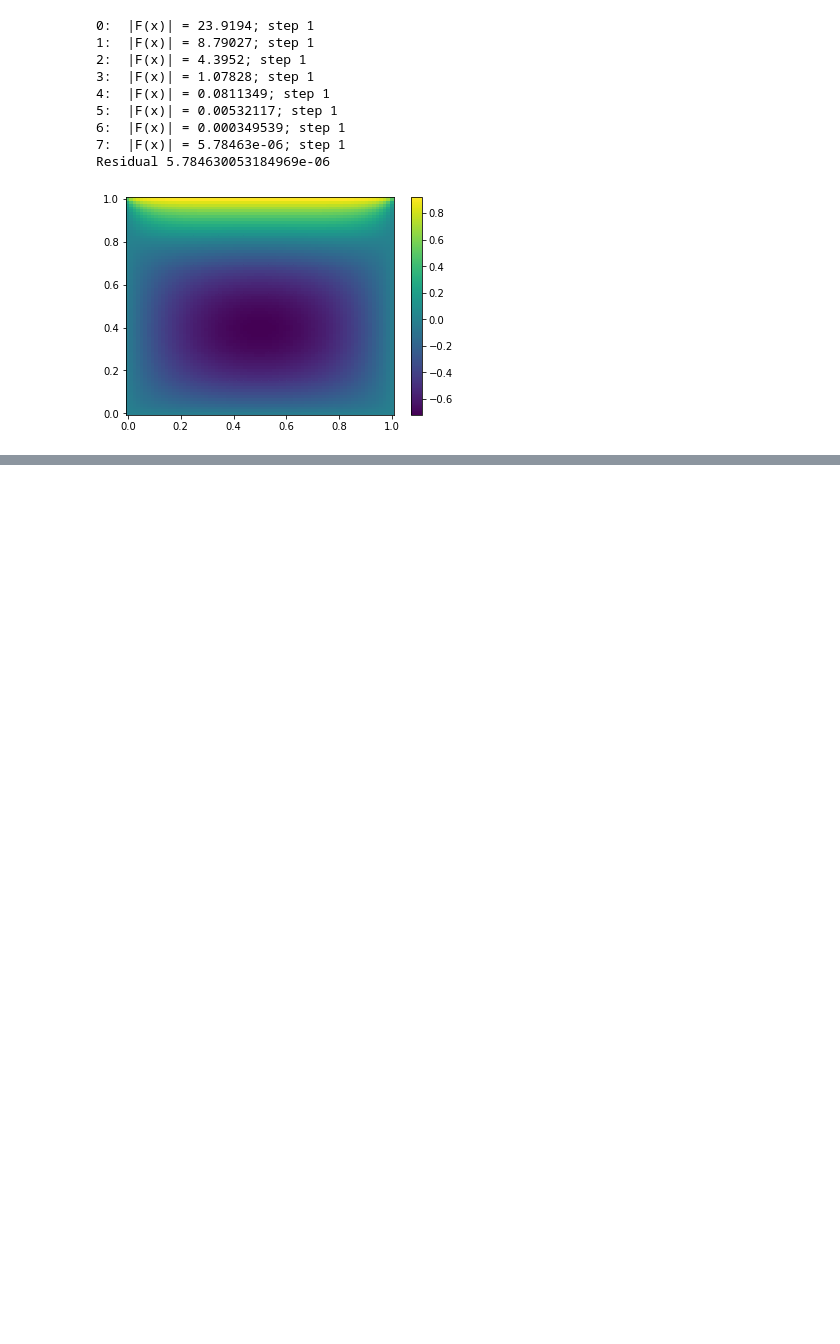
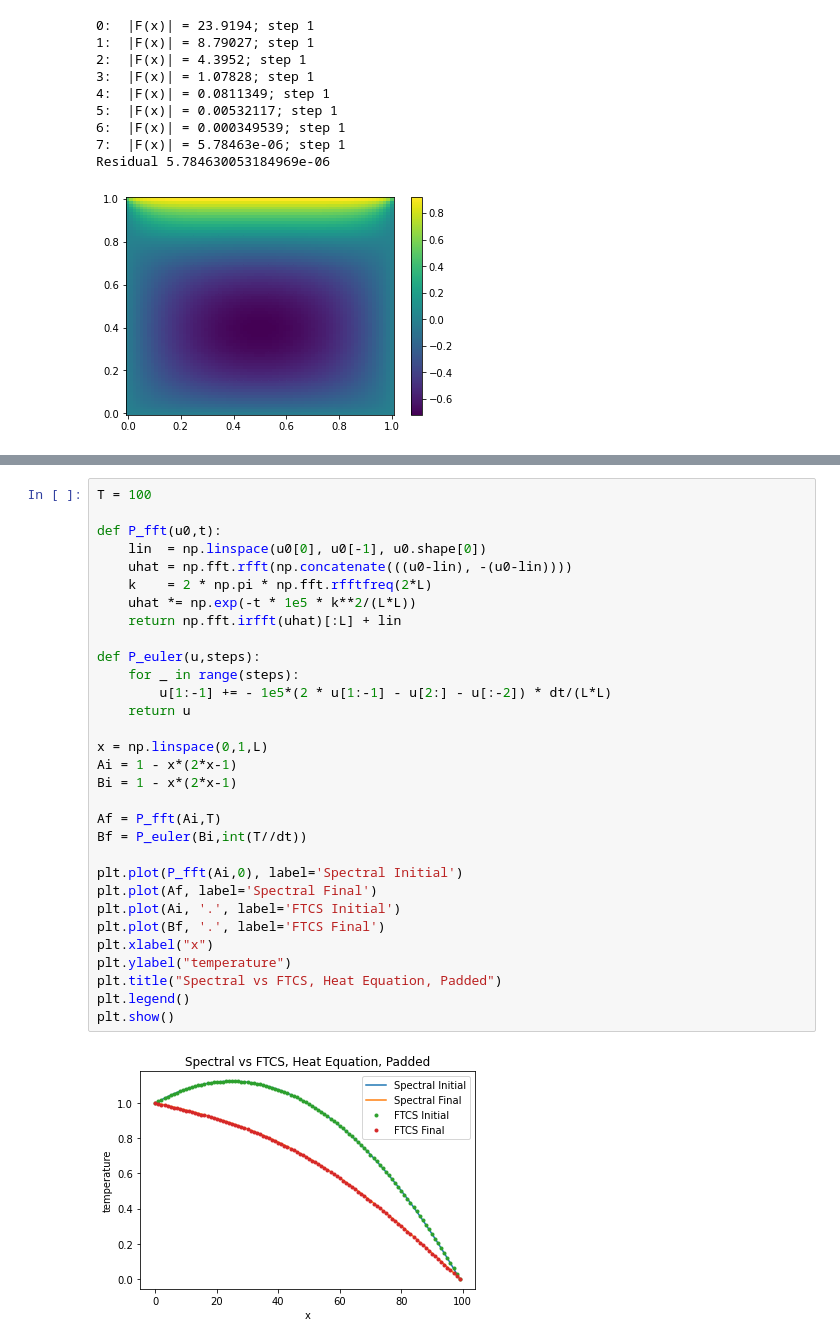
Before and after one commit to KowalskiAnalytics/JAX-RPO-Finding, a Jupyter notebook: gmres.ipynb, the cells around one changed output, grey strips where cells are left out. Drawn from its saved outputs; the diff is of its cells as text; blank space fills up the shorter version.

```diff
--- a/gmres.ipynb
+++ b/gmres.ipynb
@@ -125,0 +139,33 @@ plt.show()
+# %%
+T = 100
+
+def P_fft(u0,t):
+    lin  = np.linspace(u0[0], u0[-1], u0.shape[0])
+    uhat = np.fft.rfft(np.concatenate(((u0-lin), -(u0-lin))))
+    k    = 2 * np.pi * np.fft.rfftfreq(2*L)
+    uhat *= np.exp(-t * 1e5 * k**2/(L*L))
+    return np.fft.irfft(uhat)[:L] + lin
+
+def P_euler(u,steps):
+    for _ in range(steps):
+        u[1:-1] += - 1e5*(2 * u[1:-1] - u[2:] - u[:-2]) * dt/(L*L)
+    return u
+
+x = np.linspace(0,1,L)
+Ai = 1 - x*(2*x-1)
+Bi = 1 - x*(2*x-1)
+
+Af = P_fft(Ai,T)
+Bf = P_euler(Bi,int(T//dt))
+
+plt.plot(P_fft(Ai,0), label='Spectral Initial')
+plt.plot(Af, label='Spectral Final')
+plt.plot(Ai, '.', label='FTCS Initial')
+plt.plot(Bf, '.', label='FTCS Final')
+plt.xlabel("x")
+plt.ylabel("temperature")
+plt.title("Spectral vs FTCS, Heat Equation, Padded")
+plt.legend()
+plt.show()
+# %% [output]
+[figure, added]
```
Also changed, not shown: parts of 7 cells of this notebook, 1 other file.
